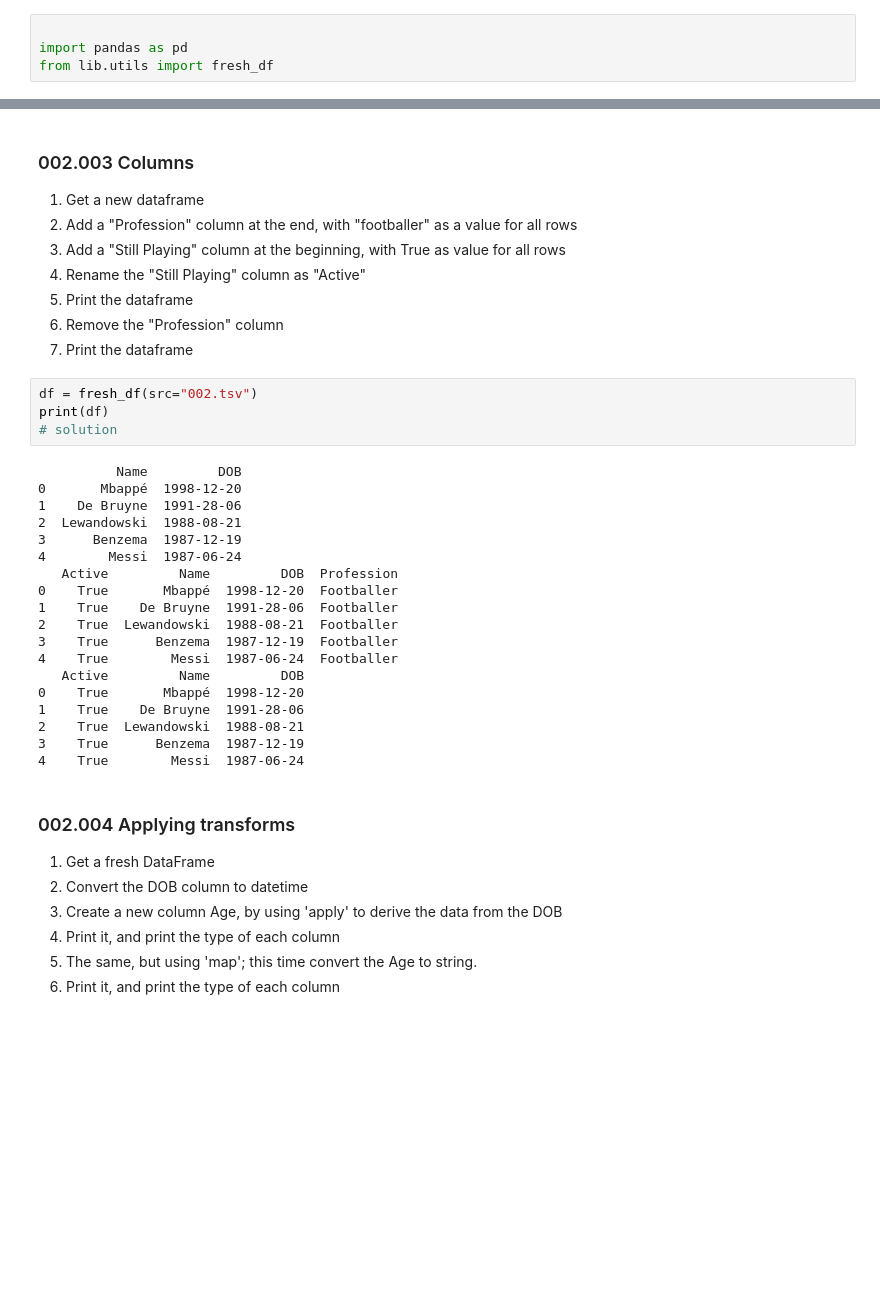
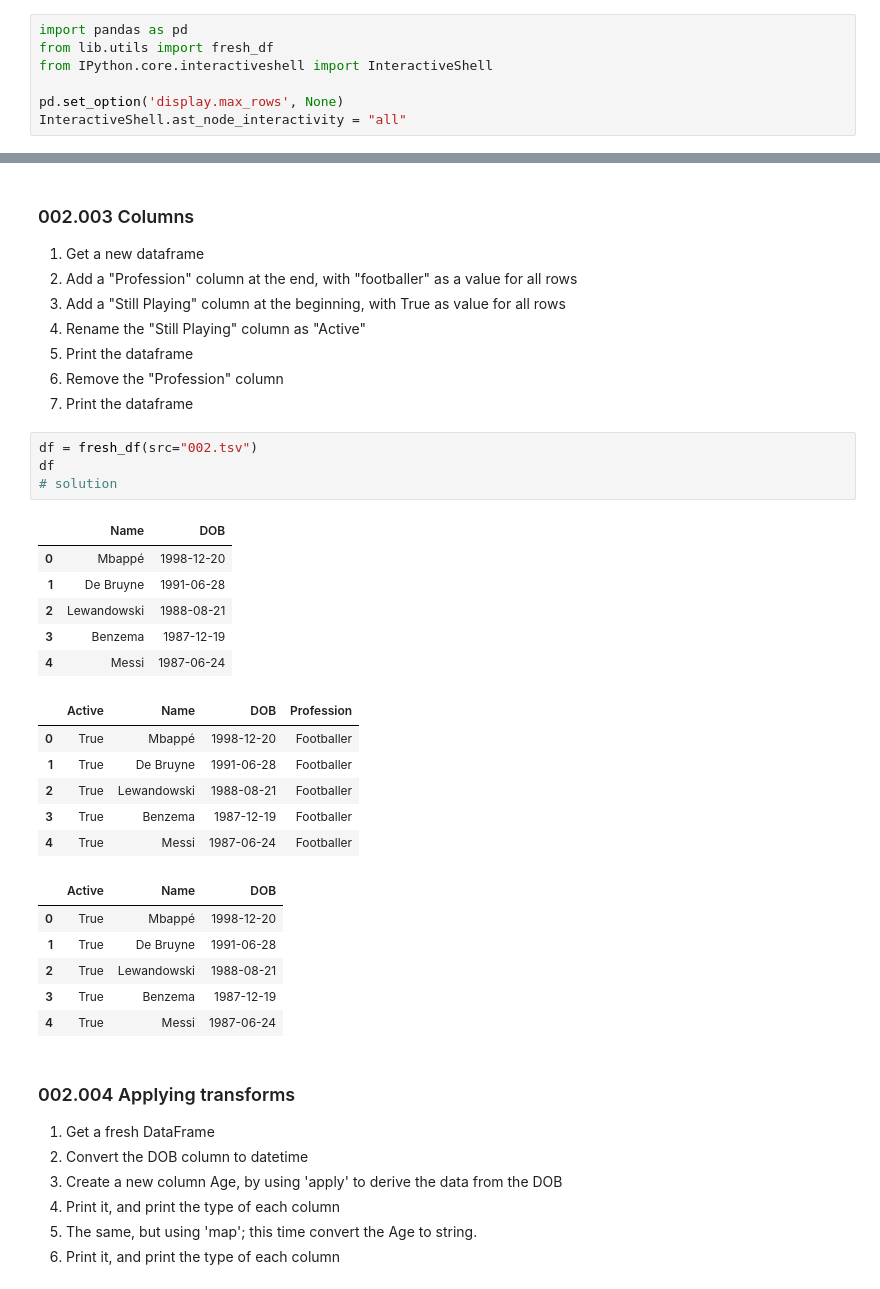
Before and after one commit to gotofritz/jupyter, a Jupyter notebook: katas/pandas_katas/002_dataframe_manipulation.ipynb, the cells around one changed output, grey strips where cells are left out. Cells and saved outputs as stored; diff of their text form; blank space fills up the shorter version.

```diff
--- a/katas/pandas_katas/002_dataframe_manipulation.ipynb
+++ b/katas/pandas_katas/002_dataframe_manipulation.ipynb
@@ -28,9 +28,12 @@ while current_dir != current_dir.parent and current_dir.name != "katas":
 if current_dir != current_dir.parent:
     sys.path.append(current_dir.as_posix())
 # %%
-
 import pandas as pd
 from lib.utils import fresh_df
+from IPython.core.interactiveshell import InteractiveShell
+
+pd.set_option('display.max_rows', None)
+InteractiveShell.ast_node_interactivity = "all"
 # %% [markdown]
 ### 002.001 Indices
 
@@ -85,27 +88,27 @@ Benzema was born on 1987-12-19
 1. Print the dataframe
 # %%
 df = fresh_df(src="002.tsv")
-print(df)
+df
 # solution
 # %% [output]
-          Name         DOB
-0       Mbappé  1998-12-20
-1    De Bruyne  1991-28-06
-2  Lewandowski  1988-08-21
-3      Benzema  1987-12-19
-4        Messi  1987-06-24
-   Active         Name         DOB  Profession
-0    True       Mbappé  1998-12-20  Footballer
-1    True    De Bruyne  1991-28-06  Footballer
-2    True  Lewandowski  1988-08-21  Footballer
-3    True      Benzema  1987-12-19  Footballer
-4    True        Messi  1987-06-24  Footballer
-   Active         Name         DOB
-0    True       Mbappé  1998-12-20
-1    True    De Bruyne  1991-28-06
-2    True  Lewandowski  1988-08-21
-3    True      Benzema  1987-12-19
-4    True        Messi  1987-06-24
+|  | Name | DOB |
+| 0 | Mbappé | 1998-12-20 |
+| 1 | De Bruyne | 1991-06-28 |
+| 2 | Lewandowski | 1988-08-21 |
+| 3 | Benzema | 1987-12-19 |
+| 4 | Messi | 1987-06-24 |
+|  | Active | Name | DOB | Profession |
+| 0 | True | Mbappé | 1998-12-20 | Footballer |
+| 1 | True | De Bruyne | 1991-06-28 | Footballer |
+| 2 | True | Lewandowski | 1988-08-21 | Footballer |
+| 3 | True | Benzema | 1987-12-19 | Footballer |
+| 4 | True | Messi | 1987-06-24 | Footballer |
+|  | Active | Name | DOB |
+| 0 | True | Mbappé | 1998-12-20 |
+| 1 | True | De Bruyne | 1991-06-28 |
+| 2 | True | Lewandowski | 1988-08-21 |
+| 3 | True | Benzema | 1987-12-19 |
+| 4 | True | Messi | 1987-06-24 |
 # %% [markdown]
 ### 002.004 Applying transforms
 
```
Also changed, not shown: parts of 3 cells of this notebook, 16 other files.
